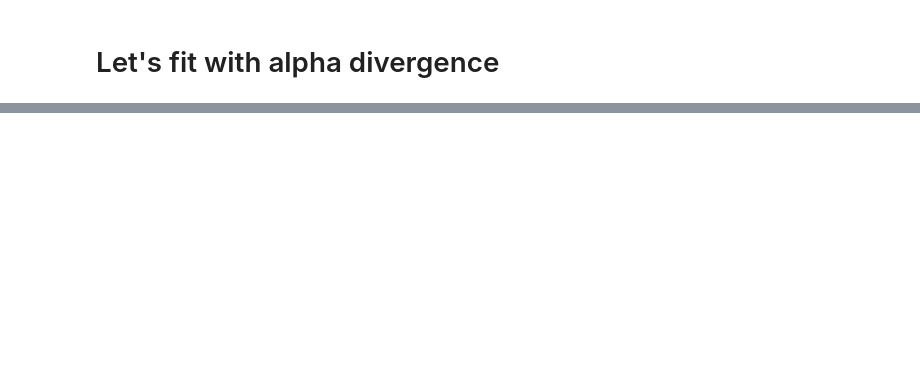
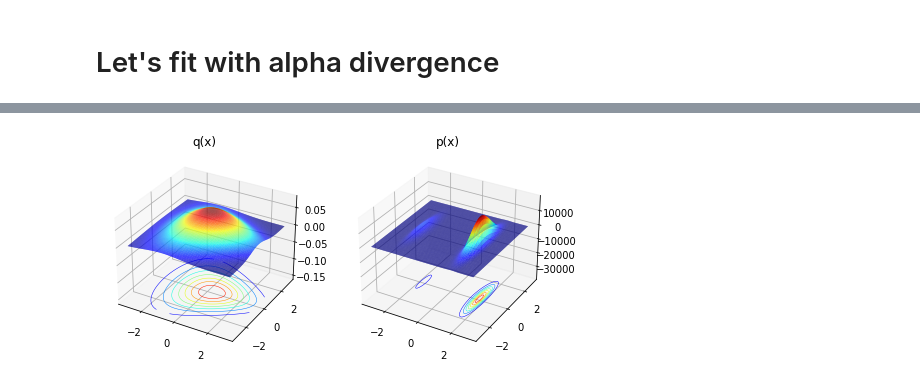
Before and after one commit to lollcat/FAB-2021, a Jupyter notebook: Notebooks/Flow/DoubleWell.ipynb, the cells around one changed output, grey strips where cells are left out. Cells and saved outputs as stored; diff of their text form; code cells hidden in the pictures; blank space fills up the shorter version.

```diff
--- a/Notebooks/Flow/DoubleWell.ipynb
+++ b/Notebooks/Flow/DoubleWell.ipynb
@@ -110,10 +124,12 @@ dim=2
 n_samples_estimation = int(1e5)
 batch_size = int(1e3)
 epochs = int(1e4)
+train_prior=True
+lr = 3e-4
 torch.manual_seed(0)
 #learnt_sampler = FlowModel(x_dim=dim , n_flow_steps=20, scaling_factor=2.0, trainable_prior=True, flow_type="IAF")
 learnt_sampler = FlowModel(x_dim=dim , n_flow_steps=20, scaling_factor=2.0, flow_type="RealNVP")
-tester = LearntDistributionManager(target, learnt_sampler, VanillaImportanceSampling, loss_type="DReG", lr=1e-3,
+tester = LearntDistributionManager(target, learnt_sampler, VanillaImportanceSampling, loss_type="DReG", lr=lr,
                                    weight_decay=1e-6)
 expectation_before, info_before = tester.estimate_expectation(n_samples_estimation, expectation_function)
 # %%
@@ -122,12 +141,6 @@ plot_distributions(tester, bounds=[[-3, 3], [-3, 3]], n_points=100)
 # %%
-# if we want to optimize the prior/scaling first
-tester.loss = tester.dreg_alpha_divergence_loss_prior_training
-tester.optimizer.param_groups[0]["lr"] = 0.01
-# first let's train just the prior
-tester.learnt_sampling_dist.set_flow_requires_grad(False)
-tester.learnt_sampling_dist
-history = tester.train(200, batch_size=int(1e4), #intermediate_plots=True, plotting_func=plot_samples_vs_contours,
-                       clip_grad_norm=True, max_grad_norm=1)
-tester.learnt_sampling_dist.set_flow_requires_grad(True)
-plot_samples_vs_contours(tester, n_samples=1000)
-tester.setup_loss(loss_type="DReG", alpha=2, k=None, new_lr=1e-3, annealing=False)
+if train_prior:
+    history_prior = tester.train_prior(epochs=200, batch_size=batch_size, lr=0.01)
+    plot_history(history_prior)
+    plot_samples_vs_contours(tester)
+    expectation_prior_trained, info_prior = tester.estimate_expectation(n_samples_estimation, expectation_function)
@@ -152,4 +197,9 @@ plot_divergences(history)
 # %%
-plot_distributions(tester, bounds=[[-4, 4], [-4, 4]], n_points=150)
+try:
+    plot_distributions(tester, bounds=[[-3, 3], [-3, 3]], n_points=100)
+except:
+    print("coudln't plot on grid")
+# %% [output]
+[figure, added]
 # %%
 plot_samples_vs_contours(tester, n_samples=1000)
```
Also changed, not shown: parts of 15 cells of this notebook, 40 other files.
